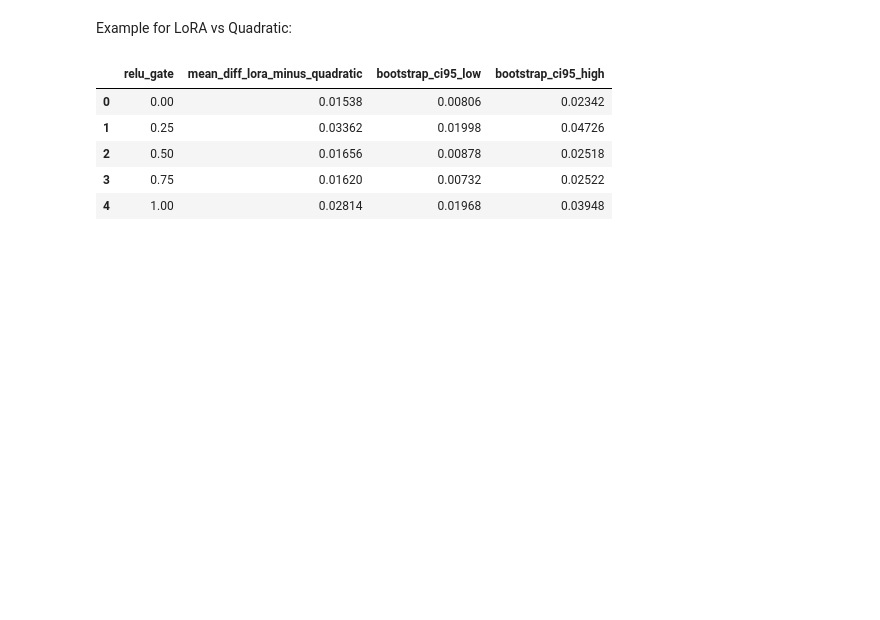
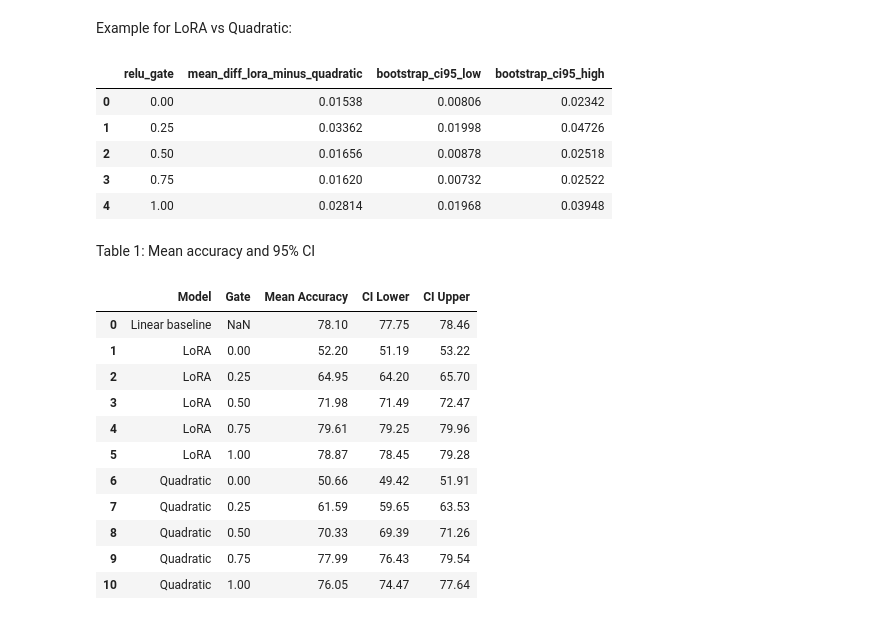
Before and after one commit to DavidBorgbjergMadsby/Quadratic-Neurons-vs.-ReLU-How-Much-Nonlinearity-Is-Enough, a Jupyter notebook: David_trials/Experiment_A/Statistics/Experiment_A_Stats.ipynb, the cells around one changed output. Saved outputs shown, nothing was run; the diff lists cells and outputs as text; code cells hidden in the pictures; blank space fills up the shorter version.

```diff
--- a/David_trials/Experiment_A/Statistics/Experiment_A_Stats.ipynb
+++ b/David_trials/Experiment_A/Statistics/Experiment_A_Stats.ipynb
@@ -707,3 +860,41 @@ bootstrap_lora_vs_quadratic
 | 2 | 0.50 | 0.01656 | 0.00878 | 0.02518 |
 | 3 | 0.75 | 0.01620 | 0.00732 | 0.02522 |
 | 4 | 1.00 | 0.02814 | 0.01968 | 0.03948 |
+# %% [markdown]
+Table 1: Mean accuracy and 95% CI
+# %%
+summary_table = (
+    accuracy_summary[
+        ["model_label",
+         "relu_gate",
+         "mean",
+         "ci_low",
+         "ci_high"]
+    ]
+    .rename(columns={
+        "model_label": "Model",
+        "relu_gate": "Gate",
+        "mean": "Mean Accuracy",
+        "ci_low": "CI Lower",
+        "ci_high": "CI Upper"
+    })
+)
+
+summary_table["Mean Accuracy"] *= 100
+summary_table["CI Lower"] *= 100
+summary_table["CI Upper"] *= 100
+
+summary_table.round(2)
+# %% [output]
+|  | Model | Gate | Mean Accuracy | CI Lower | CI Upper |
+| 0 | Linear baseline | NaN | 78.10 | 77.75 | 78.46 |
+| 1 | LoRA | 0.00 | 52.20 | 51.19 | 53.22 |
+| 2 | LoRA | 0.25 | 64.95 | 64.20 | 65.70 |
+| 3 | LoRA | 0.50 | 71.98 | 71.49 | 72.47 |
+| 4 | LoRA | 0.75 | 79.61 | 79.25 | 79.96 |
+| 5 | LoRA | 1.00 | 78.87 | 78.45 | 79.28 |
+| 6 | Quadratic | 0.00 | 50.66 | 49.42 | 51.91 |
+| 7 | Quadratic | 0.25 | 61.59 | 59.65 | 63.53 |
+| 8 | Quadratic | 0.50 | 70.33 | 69.39 | 71.26 |
+| 9 | Quadratic | 0.75 | 77.99 | 76.43 | 79.54 |
+| 10 | Quadratic | 1.00 | 76.05 | 74.47 | 77.64 |
```
Also changed, not shown: parts of 15 cells of this notebook.
